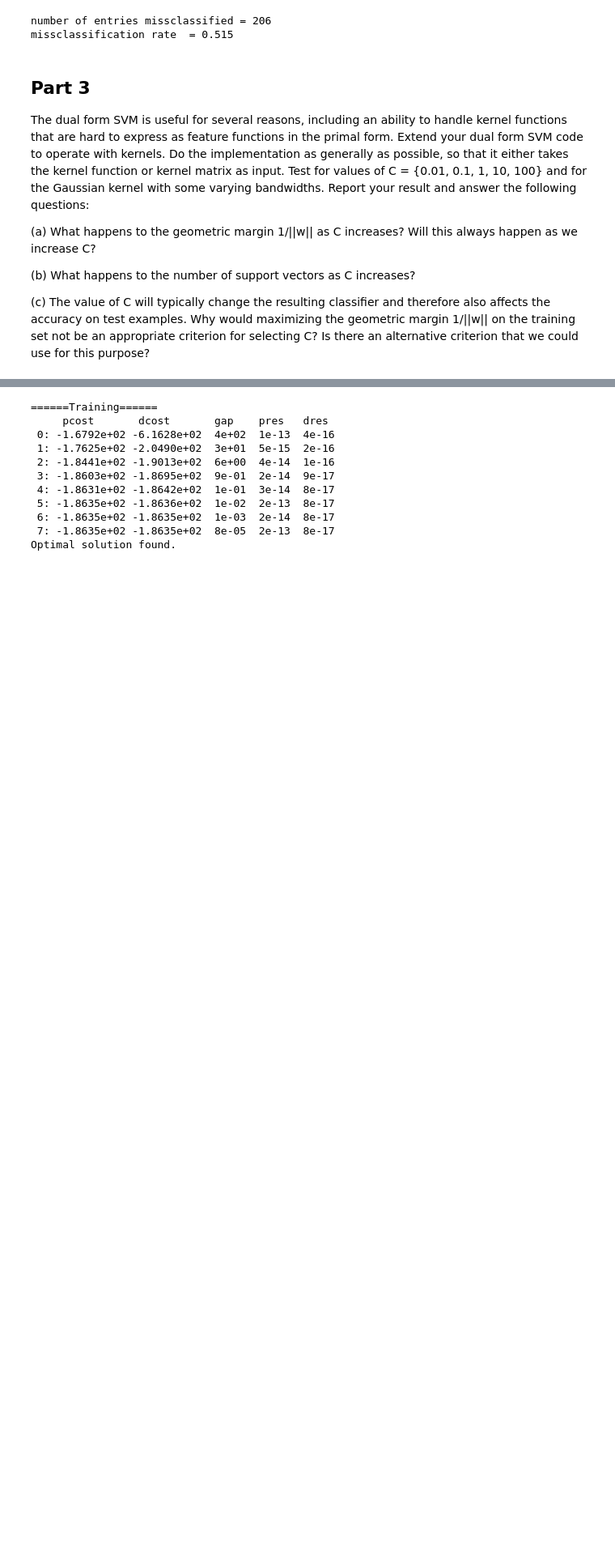
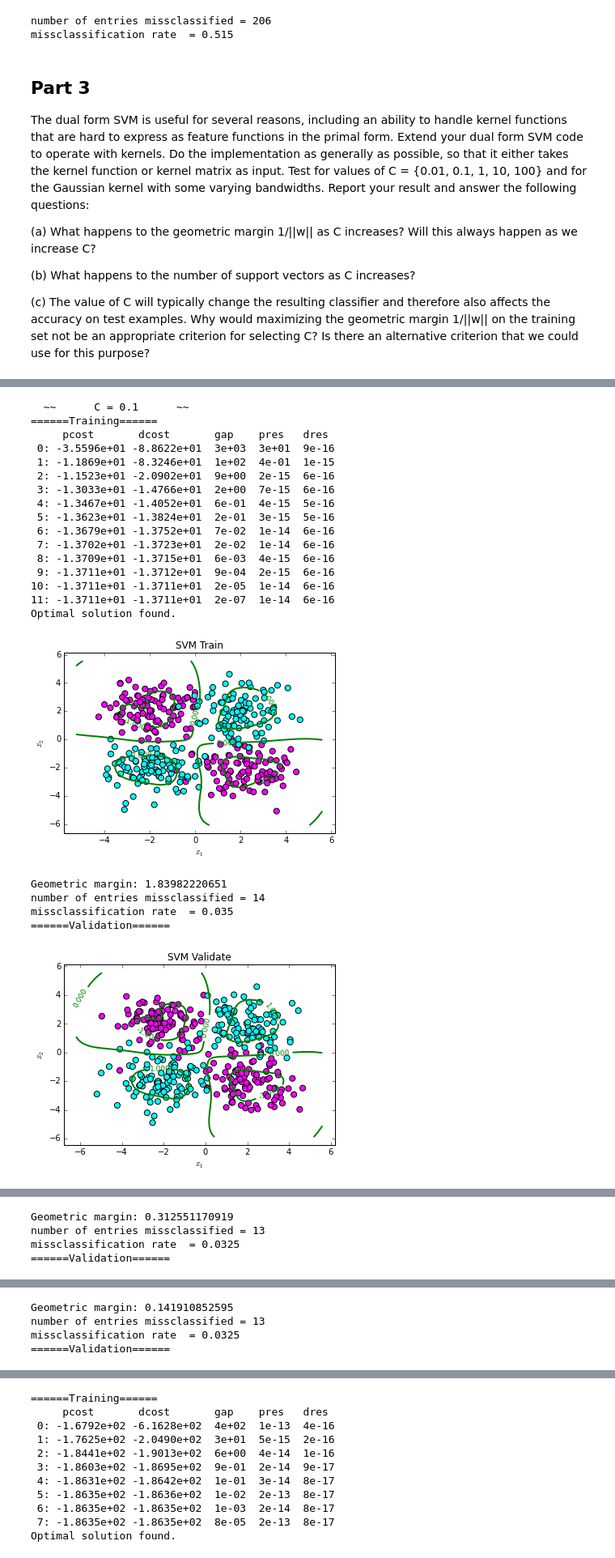
Before and after one commit to peteflorence/Machine-Learning-6.867-homework, a Jupyter notebook: hw2/prob_2.ipynb, the cells around one changed output, grey strips where cells are left out. Shown at 81% size. Cells and saved outputs as stored; diff of their text form; code cells hidden in the pictures; blank space fills up the shorter version.

```diff
--- a/hw2/prob_2.ipynb
+++ b/hw2/prob_2.ipynb
@@ -518,0 +792,60 @@ Optimal solution found.
+# %%
+# parameters
+name = 'nonsep'
+
+for c in [0.1, 1, 10]:
+
+    print "  ~~      C = " + str(c) + "      ~~"
+
+    print '======Training======'
+    # load data from csv files
+    train = loadtxt('hw2_resources/data/data_'+name+'_train.csv')
+    # use deep copy here to make cvxopt happy
+    X = train[:, 0:2].copy()
+    Y = train[:, 2:3].copy()
+
+    # Carry out training, primal and/or dual
+    svm = SVM(X,Y, kernel='Gaussian', C=c, bandwidth=1)
+    svm.computeSolution()
+    # Define the predictSVM(x) function, which uses trained parameters
+    predictSVM = svm.predictorFunction
+    # plot training results
+    plotDecisionBoundary(X, Y, predictSVM, [-1, 0, 1], title = 'SVM Train')
+    svm.computeGeomMargin()
+    print "Geometric margin: " + str(svm.GeomMargin)
+    # print misclassification rate
+    cer_train,_ = svm.CER_type(type="train", rescale=False, verbose=True, rescaleMethod="interval", file=name)
+
+
+    print '======Validation======'
+    # load data from csv files
+    validate = loadtxt('hw2_resources/data/data_'+name+'_validate.csv')
+    X = validate[:, 0:2]
+    Y = validate[:, 2:3]
+    # plot validation results
+    plotDecisionBoundary(X, Y, predictSVM, [-1, 0, 1], title = 'SVM Validate')
+    # print misclassification rate
+    cer_val,_ = svm.CER_type(type="validate", rescale=False, verbose=True, rescaleMethod="interval", file=name)
+# %% [output]
+  ~~      C = 0.1      ~~
+======Training======
+     pcost       dcost       gap    pres   dres
+ 0: -3.5596e+01 -8.8622e+01  3e+03  3e+01  9e-16
+ 1: -1.1869e+01 -8.3246e+01  1e+02  4e-01  1e-15
+ 2: -1.1523e+01 -2.0902e+01  9e+00  2e-15  6e-16
+ 3: -1.3033e+01 -1.4766e+01  2e+00  7e-15  6e-16
+ 4: -1.3467e+01 -1.4052e+01  6e-01  4e-15  5e-16
+ 5: -1.3623e+01 -1.3824e+01  2e-01  3e-15  5e-16
+ 6: -1.3679e+01 -1.3752e+01  7e-02  1e-14  6e-16
+ 7: -1.3702e+01 -1.3723e+01  2e-02  1e-14  6e-16
+ 8: -1.3709e+01 -1.3715e+01  6e-03  4e-15  6e-16
+ 9: -1.3711e+01 -1.3712e+01  9e-04  2e-15  6e-16
+10: -1.3711e+01 -1.3711e+01  2e-05  1e-14  6e-16
+11: -1.3711e+01 -1.3711e+01  2e-07  1e-14  6e-16
+Optimal solution found.
+[figure, added]
+Geometric margin: 1.83982220651
+number of entries missclassified = 14
+missclassification rate  = 0.035
+======Validation======
+[figure, added]
@@ -518,0 +872,4 @@ Optimal solution found.
+Geometric margin: 0.312551170919
+number of entries missclassified = 13
+missclassification rate  = 0.0325
+======Validation======
@@ -518,0 +897,4 @@ Optimal solution found.
+Geometric margin: 0.141910852595
+number of entries missclassified = 13
+missclassification rate  = 0.0325
+======Validation======
```
Also changed, not shown: parts of 6 cells of this notebook, 2 other files.
